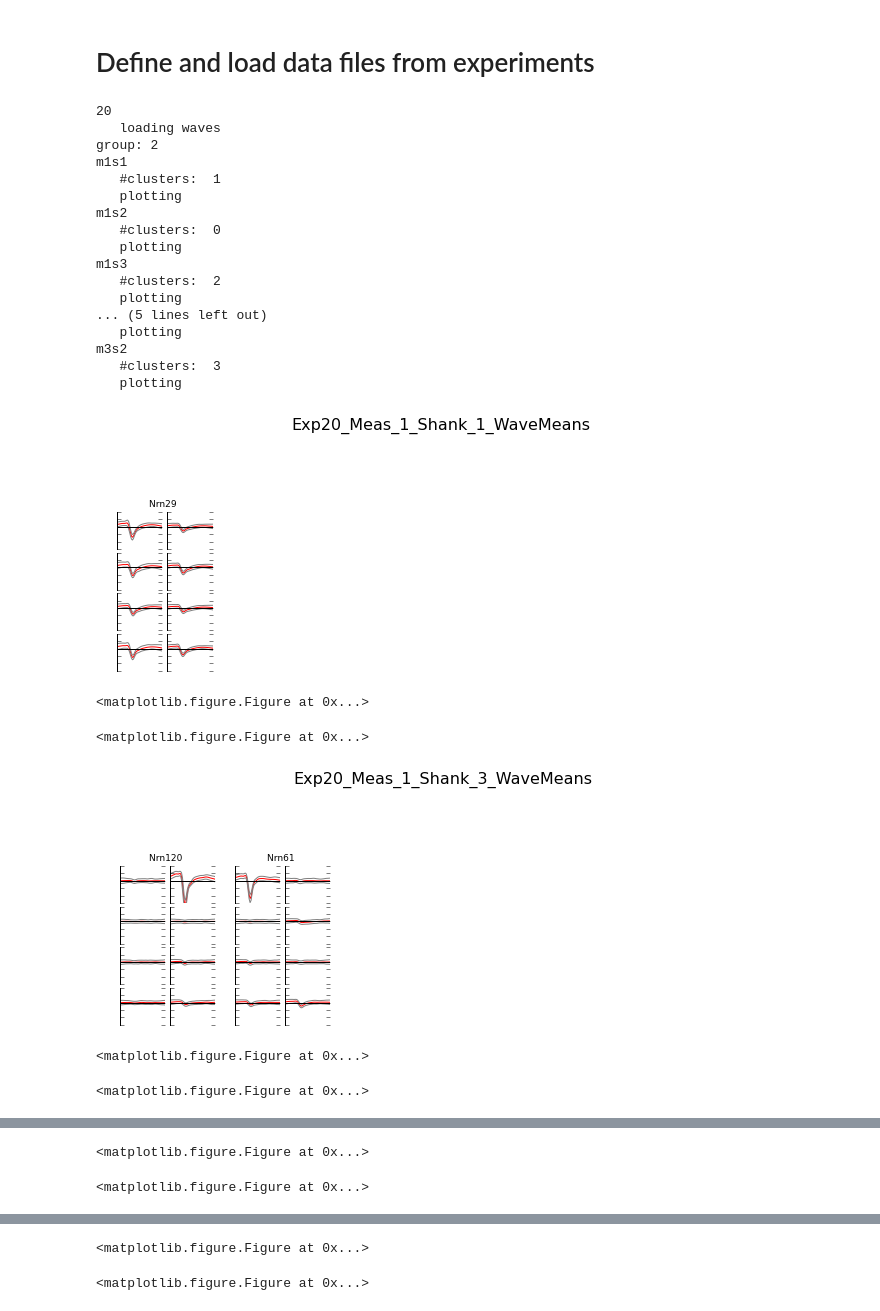
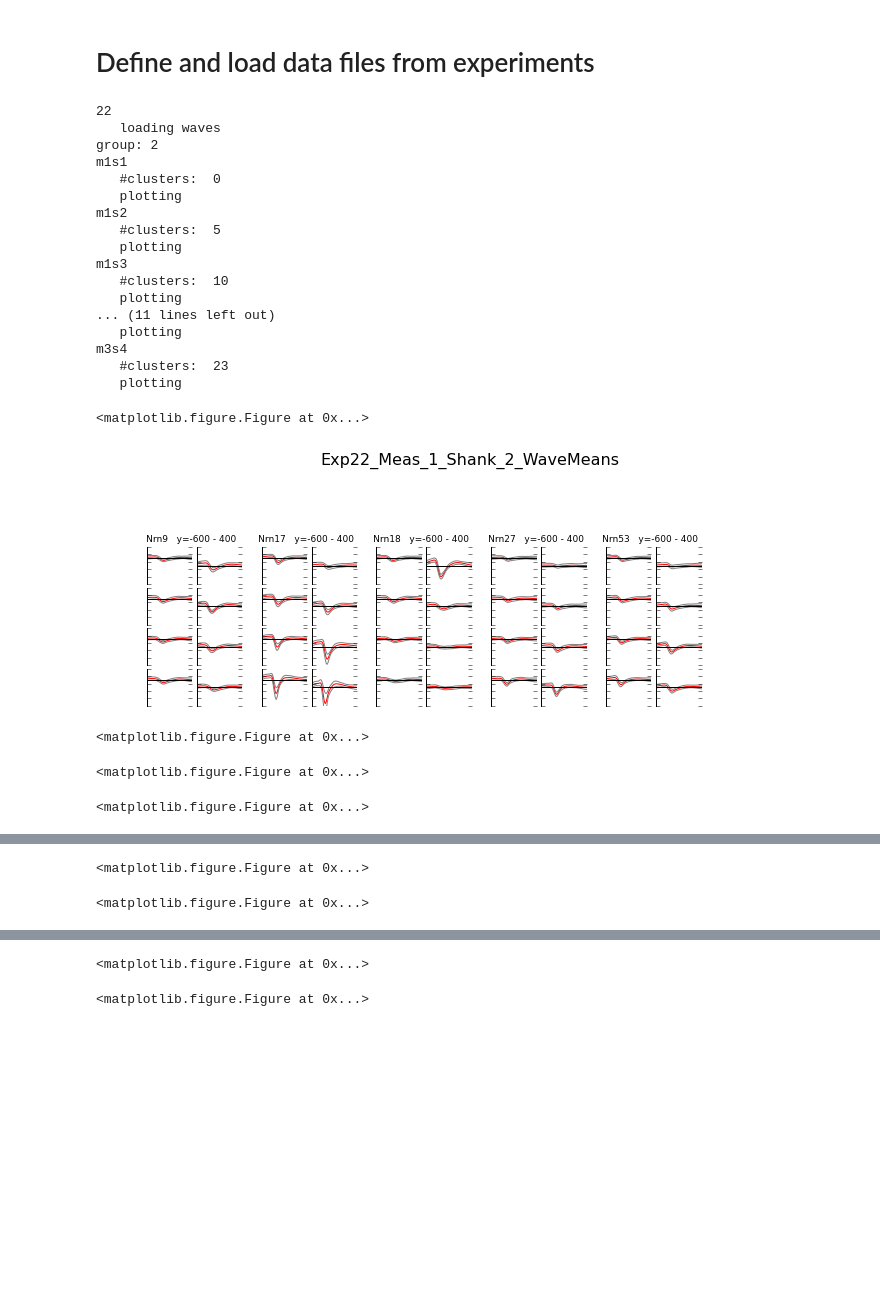
Before and after one commit to matigoldin/S2_analysis, a Jupyter notebook: Analysis_WavePlot_1_shank_exps18-23.ipynb, the cells around one changed output, grey strips where cells are left out. Drawn from its saved outputs; the diff is of its cells as text; code cells hidden in the pictures; blank space fills up the shorter version.

Commit message:
added last waveform plotter with sorting of keynames

```diff
--- a/Analysis_WavePlot_1_shank_exps18-23.ipynb
+++ b/Analysis_WavePlot_1_shank_exps18-23.ipynb
@@ -356,6 +356,8 @@ Wavedata = dict()
 #Root folder to work in, such all will be in subfolders
 fileswaves={}
 
+rootF = '/home/matias/WORKSPACE/'
+
 FolderWaves = '/home/matias/WORKSPACE/S2_git/'
 for i in ExpeNum:
     fileswaves[i] = 'wavedata' + str(i)
@@ -475,11 +488,11 @@ def display_all_Waves_of_recording(expe,wavedata,neuron_list,counts,pdf_files_di
 # %%
 global binname, textname
 #---------------------------------------------------------------------------------------
-SelExp = [20]   #Expe                                        #select experiment numbers!
+SelExp = [22]#[20,22,23,24,26,27,28,29,30,31,32]   #Expe                                        #select experiment numbers!
 grupete = [2]   #select cluster groups! 2 for good clusters 1 for multiunits, 3 for unsorted
 
 #select measurement and/or shanks!
-Measurements = m364[0:2]           #['m1s1']#['m3s1','m3s3']#m12[-4:]#['m1s1','m1s2','m1s3','m1s4']
+Measurements = m364[4:5]           #['m1s1']#['m3s1','m3s3']#m12[-4:]#['m1s1','m1s2','m1s3','m1s4']
 
 # choice code not to ploteverything at the same time
 ploteo = [0,0,0,0]                                           #1 to make plots: psth,sta,ufc,stc
@@ -500,9 +513,15 @@ for expe in SelExp:
     #load datafile
     print('   loading waves')
     #------------------------------------------------
-    data = Folder +'/'+ fileswaves[expe]
+    data = FolderWaves +'/data/'+ fileswaves[expe]
     Wavedata.update(load_obj(data))
 
+    #idx = list(Wavedata.keys())
+    #for cluster in idx:
+    #        Wavedata[cluster].update({'clusnum': int(cluster[12:])  })
+    #
+    #filesave ='data/waveforms' + str(expe)
+    #save_obj(Wavedata,filesave)
     #--------------------------------------------------------------------------------
     #loop goodunits
     for group in grupete:   #2 for good clusters 1 for multiunits 3 for unsorted
@@ -518,7 +537,7 @@ for expe in SelExp:
             print(meas)
 
             idx = []
-            neuron_list = []
+            neuron_list ={}
             count_meas =0
             #---------------------------------------------------------------
             #Count number of clusters within this measurement and shank
@@ -526,46 +545,46 @@ for expe in SelExp:
 
             for cluster in idx:
                 if Wavedata[cluster].meas == int(meas[1]) and Wavedata[cluster].exp ==expe and Wavedata[cluster].shank == int(meas[3]):
-                    neuron_list = np.append(neuron_list, cluster)
+                    neuron_list.update({int(Wavedata[cluster].clusnum):cluster})
                     count_meas+=1
+            sort(neuron_list)
 
             print('   #clusters: ',count_meas)
             #---------------------------------------------------------------
             #load stimulus if looping new experiment, without trimming
 
             if len(Wavedata.keys())>0:                              #do only if there are clusters
                 #--------------------------------------------------------------------------------
                 #create output folders
                 for dir in dirs:
                     if not os.path.exists(dir):
                         os.makedirs(dir)
                 dire = dirs[0] +'/'
                 titles = 'Exp'+ str(expe) + '_Meas_' + meas[1] + '_Shank_' + meas[3]
                 #--------------------------------------------------------------------------------
                 #Plot Waves
                 print('   plotting')
-                display_all_Waves_of_recording(expe,Wavedata,neuron_list,count_meas,dire,grupete,titles)
+                display_all_Waves_of_recording(expe,Wavedata,neuron_list,count_meas,dire,grupete,titles,meas)
 # %% [output]
-20
+22
    loading waves
 group: 2
 m1s1
-   #clusters:  1
+   #clusters:  0
    plotting
 m1s2
-   #clusters:  0
+   #clusters:  5
    plotting
 m1s3
-   #clusters:  2
+   #clusters:  10
    plotting
-... (5 lines left out)
+... (11 lines left out)
    plotting
-m3s2
-   #clusters:  3
+m3s4
+   #clusters:  23
    plotting
+<matplotlib.figure.Figure at 0x...>
-[figure, old version]
+[figure, new version]
-<matplotlib.figure.Figure at 0x...>
 <matplotlib.figure.Figure at 0x...>
-[figure, old version]
 <matplotlib.figure.Figure at 0x...>
 <matplotlib.figure.Figure at 0x...>
```
Also changed, not shown: parts of 9 cells of this notebook.
